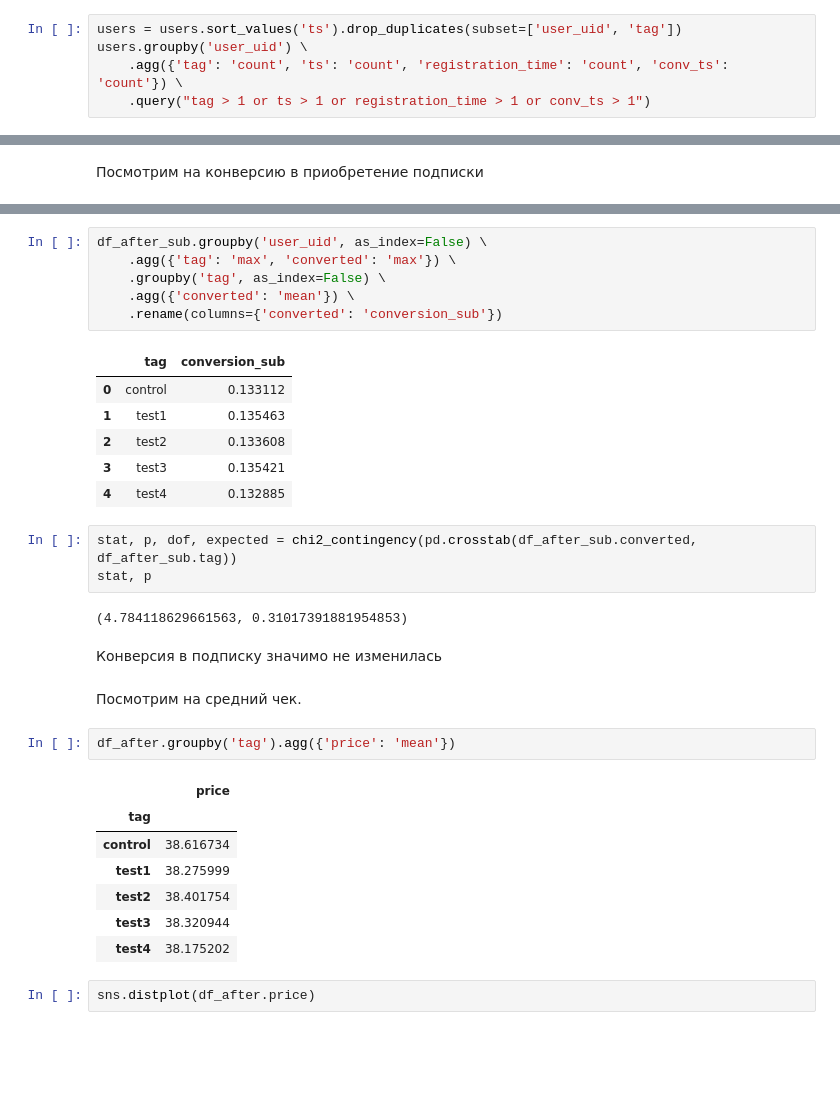
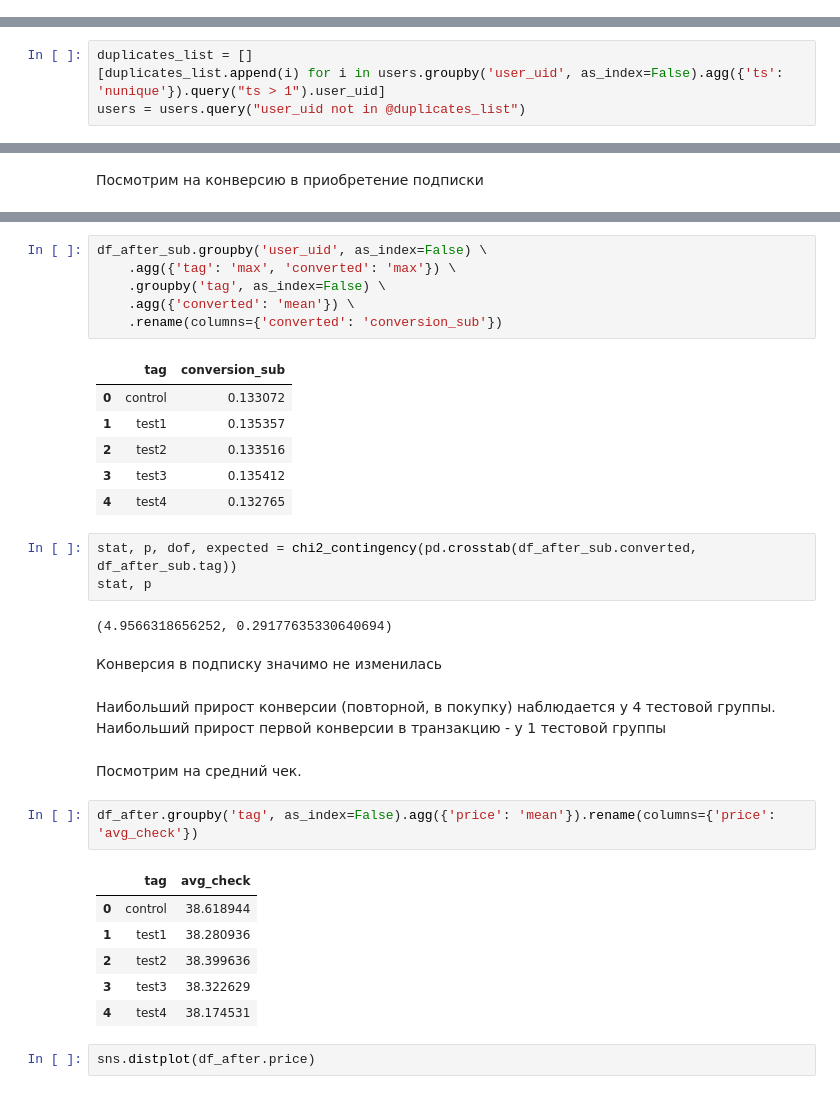
Before and after one commit to stefeev/testovoye, a Jupyter notebook: Тестовое.ipynb, the cells around one changed output, grey strips where cells are left out. Saved outputs shown, nothing was run; the diff lists cells and outputs as text; blank space fills up the shorter version.

```diff
--- a/Тестовое.ipynb
+++ b/Тестовое.ipynb
@@ -254,5 +196,0 @@ Name: conv_ts, dtype: int64
-# %%
-users = users.sort_values('ts').drop_duplicates(subset=['user_uid', 'tag'])
-users.groupby('user_uid') \
-    .agg({'tag': 'count', 'ts': 'count', 'registration_time': 'count', 'conv_ts': 'count'}) \
-    .query("tag > 1 or ts > 1 or registration_time > 1 or conv_ts > 1")
@@ -262 +197,5 @@ users.groupby('user_uid') \
+# %%
+duplicates_list = []
+[duplicates_list.append(i) for i in users.groupby('user_uid', as_index=False).agg({'ts': 'nunique'}).query("ts > 1").user_uid]
+users = users.query("user_uid not in @duplicates_list")
 # %%
@@ -772,30 +618,31 @@ df_after_sub.groupby('user_uid', as_index=False) \
     .rename(columns={'converted': 'conversion_sub'})
 # %% [output]
 |  | tag | conversion_sub |
-| 0 | control | 0.133112 |
-| 1 | test1 | 0.135463 |
-| 2 | test2 | 0.133608 |
-| 3 | test3 | 0.135421 |
-| 4 | test4 | 0.132885 |
+| 0 | control | 0.133072 |
+| 1 | test1 | 0.135357 |
+| 2 | test2 | 0.133516 |
+| 3 | test3 | 0.135412 |
+| 4 | test4 | 0.132765 |
 # %%
 stat, p, dof, expected = chi2_contingency(pd.crosstab(df_after_sub.converted, df_after_sub.tag))
 stat, p
 # %% [output]
-(4.784118629661563, 0.31017391881954853)
+(4.9566318656252, 0.29177635330640694)
 # %% [markdown]
 Конверсия в подписку значимо не изменилась
+# %% [markdown]
+Наибольший прирост конверсии (повторной, в покупку) наблюдается у 4 тестовой группы. Наибольший прирост первой конверсии в транзакцию - у 1 тестовой группы
 # %% [markdown]
 Посмотрим на средний чек.
 # %%
-df_after.groupby('tag').agg({'price': 'mean'})
+df_after.groupby('tag', as_index=False).agg({'price': 'mean'}).rename(columns={'price': 'avg_check'})
 # %% [output]
-|  | price |
-| tag |  |
-| control | 38.616734 |
-| test1 | 38.275999 |
-| test2 | 38.401754 |
-| test3 | 38.320944 |
-| test4 | 38.175202 |
+|  | tag | avg_check |
+| 0 | control | 38.618944 |
+| 1 | test1 | 38.280936 |
+| 2 | test2 | 38.399636 |
+| 3 | test3 | 38.322629 |
+| 4 | test4 | 38.174531 |
 # %%
 sns.distplot(df_after.price)
 # %% [output]
```
Also changed, not shown: parts of 117 cells of this notebook.
